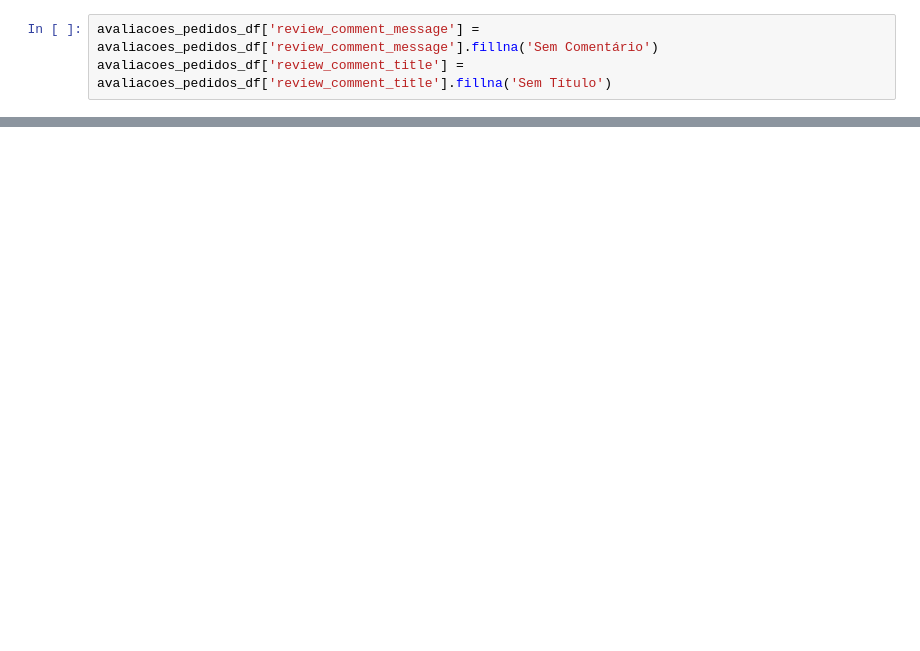
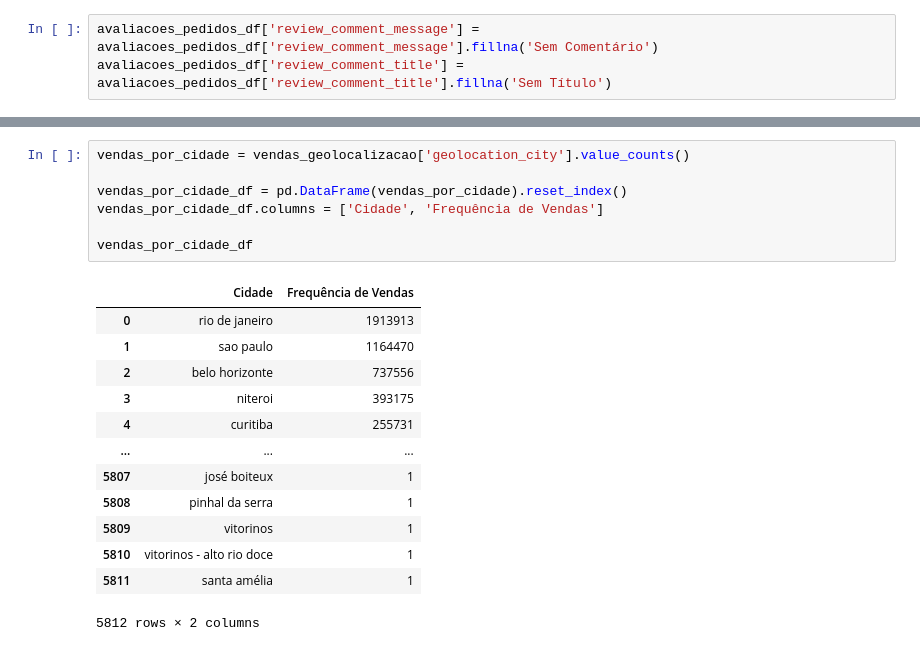
Before and after one commit to drdml/insights-olist, a Jupyter notebook: análise_exploratória.ipynb, the cells around one changed output, grey strips where cells are left out. Cells and saved outputs as stored; diff of their text form; blank space fills up the shorter version.

```diff
--- a/análise_exploratória.ipynb
+++ b/análise_exploratória.ipynb
@@ -197,0 +224,21 @@ Name: count, dtype: int64
+# %%
+vendas_por_cidade = vendas_geolocalizacao['geolocation_city'].value_counts()
+
+vendas_por_cidade_df = pd.DataFrame(vendas_por_cidade).reset_index()
+vendas_por_cidade_df.columns = ['Cidade', 'Frequência de Vendas']
+
+vendas_por_cidade_df
+# %% [output]
+|  | Cidade | Frequência de Vendas |
+| 0 | rio de janeiro | 1913913 |
+| 1 | sao paulo | 1164470 |
+| 2 | belo horizonte | 737556 |
+| 3 | niteroi | 393175 |
+| 4 | curitiba | 255731 |
+| ... | ... | ... |
+| 5807 | josé boiteux | 1 |
+| 5808 | pinhal da serra | 1 |
+| 5809 | vitorinos | 1 |
+| 5810 | vitorinos - alto rio doce | 1 |
+| 5811 | santa amélia | 1 |
+5812 rows × 2 columns
```
Also changed, not shown: parts of 22 cells of this notebook, 1 other file.
